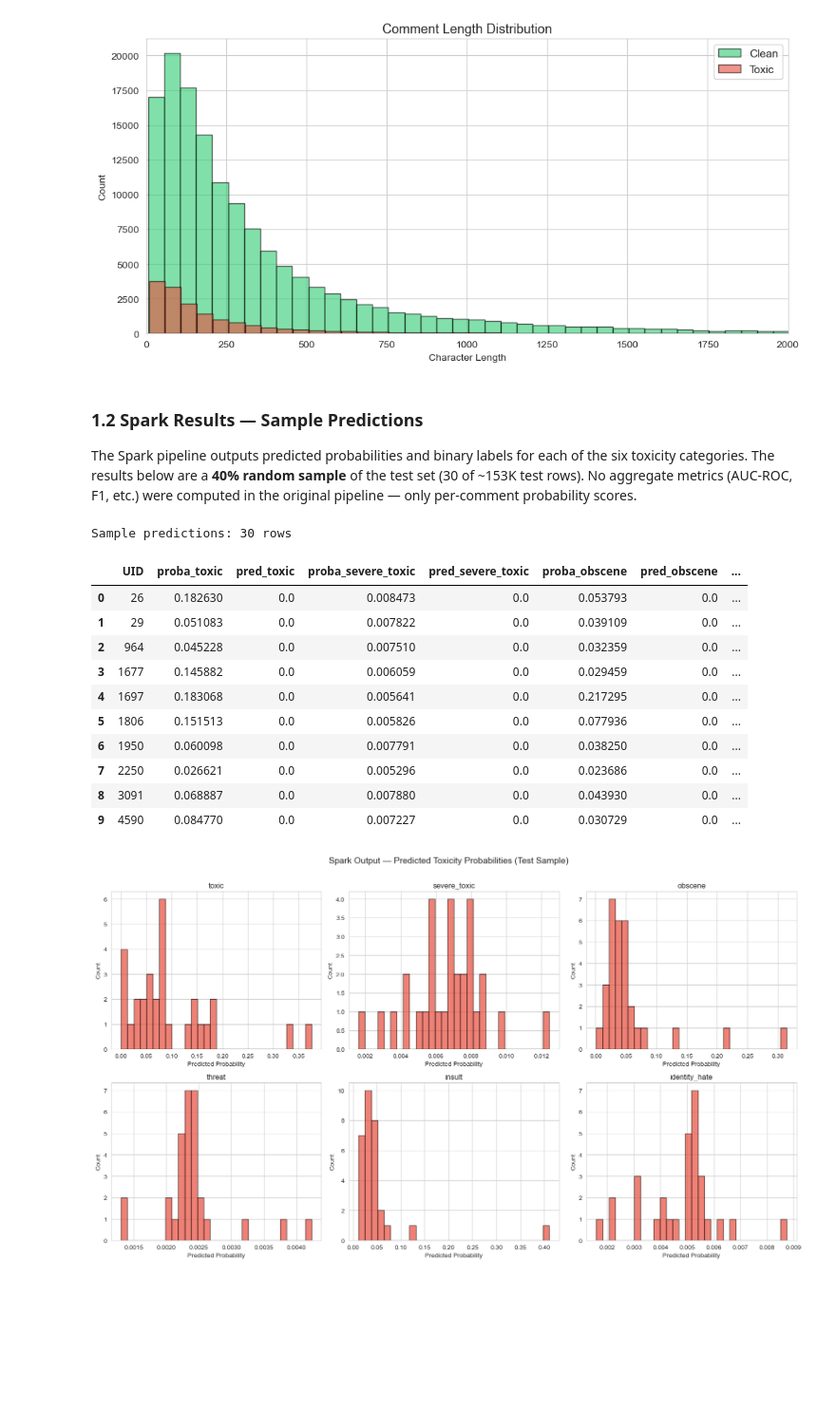
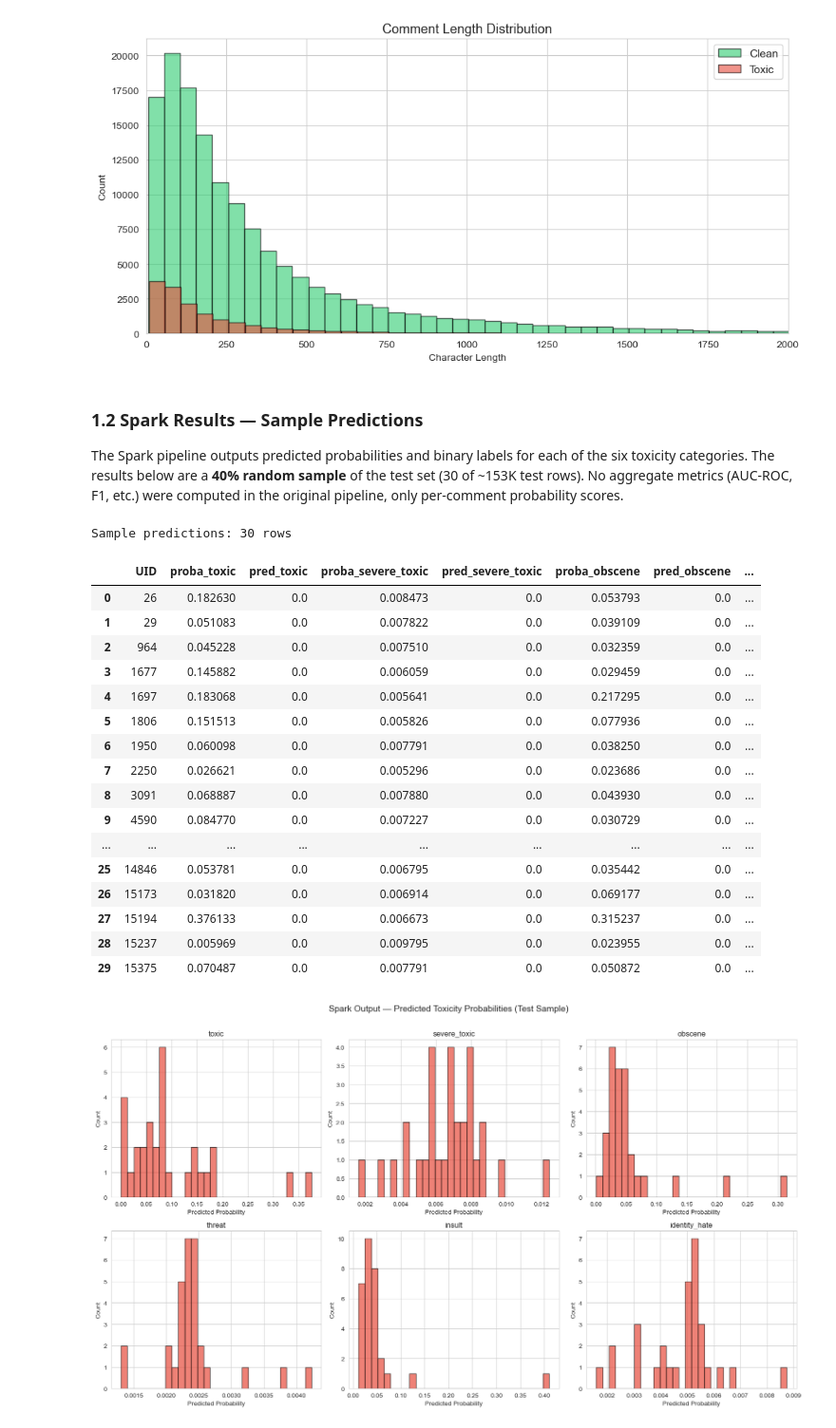
Before and after one commit to aengusmartindonaire/pyspark-ml-pipeline, a Jupyter notebook: notebooks/analysis.ipynb, the cells around one changed output. Shown at 95% size. Drawn from its saved outputs; the diff is of its cells as text; code cells hidden in the pictures; blank space fills up the shorter version.

```diff
--- a/notebooks/analysis.ipynb
+++ b/notebooks/analysis.ipynb
@@ -154,24 +154,31 @@ plt.show()
 The Spark pipeline outputs predicted probabilities and binary labels for each of the
 six toxicity categories. The results below are a **40% random sample** of the test set
 (30 of ~153K test rows). No aggregate metrics (AUC-ROC, F1, etc.) were computed
-in the original pipeline — only per-comment probability scores.
+in the original pipeline, only per-comment probability scores.
 # %%
 p1_results = pd.read_csv(os.path.join(RESULTS_DIR, 'part1.csv'))
 print(f'Sample predictions: {len(p1_results)} rows')
-p1_results.head(10)
+
+p1_results
 # %% [output]
 Sample predictions: 30 rows
 |  | UID | proba_toxic | pred_toxic | proba_severe_toxic | pred_severe_toxic | proba_obscene | pred_obscene | ... |
 | 0 | 26 | 0.182630 | 0.0 | 0.008473 | 0.0 | 0.053793 | 0.0 | ... |
 | 1 | 29 | 0.051083 | 0.0 | 0.007822 | 0.0 | 0.039109 | 0.0 | ... |
 | 2 | 964 | 0.045228 | 0.0 | 0.007510 | 0.0 | 0.032359 | 0.0 | ... |
 | 3 | 1677 | 0.145882 | 0.0 | 0.006059 | 0.0 | 0.029459 | 0.0 | ... |
 | 4 | 1697 | 0.183068 | 0.0 | 0.005641 | 0.0 | 0.217295 | 0.0 | ... |
 | 5 | 1806 | 0.151513 | 0.0 | 0.005826 | 0.0 | 0.077936 | 0.0 | ... |
 | 6 | 1950 | 0.060098 | 0.0 | 0.007791 | 0.0 | 0.038250 | 0.0 | ... |
 | 7 | 2250 | 0.026621 | 0.0 | 0.005296 | 0.0 | 0.023686 | 0.0 | ... |
 | 8 | 3091 | 0.068887 | 0.0 | 0.007880 | 0.0 | 0.043930 | 0.0 | ... |
 | 9 | 4590 | 0.084770 | 0.0 | 0.007227 | 0.0 | 0.030729 | 0.0 | ... |
+| ... | ... | ... | ... | ... | ... | ... | ... | ... |
+| 25 | 14846 | 0.053781 | 0.0 | 0.006795 | 0.0 | 0.035442 | 0.0 | ... |
+| 26 | 15173 | 0.031820 | 0.0 | 0.006914 | 0.0 | 0.069177 | 0.0 | ... |
+| 27 | 15194 | 0.376133 | 0.0 | 0.006673 | 0.0 | 0.315237 | 0.0 | ... |
+| 28 | 15237 | 0.005969 | 0.0 | 0.009795 | 0.0 | 0.023955 | 0.0 | ... |
+| 29 | 15375 | 0.070487 | 0.0 | 0.007791 | 0.0 | 0.050872 | 0.0 | ... |
 # %%
 # Predicted probability distributions across labels
 prob_cols = [c for c in p1_results.columns if c.startswith('proba_')]
```
Also changed, not shown: parts of 15 cells of this notebook.
